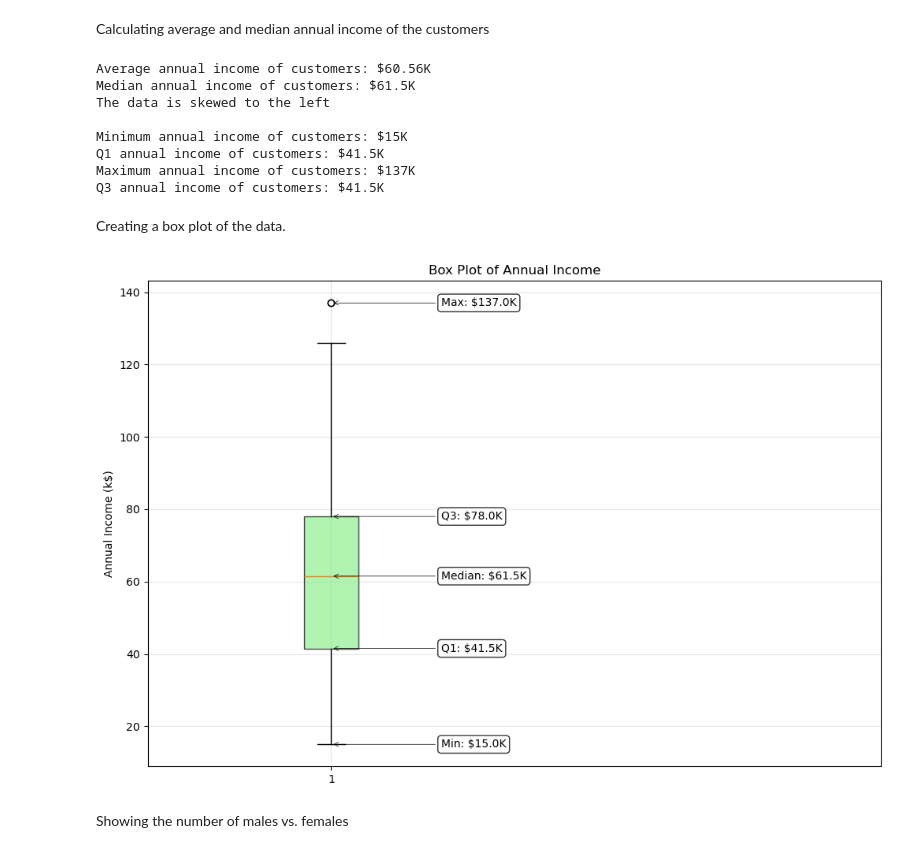
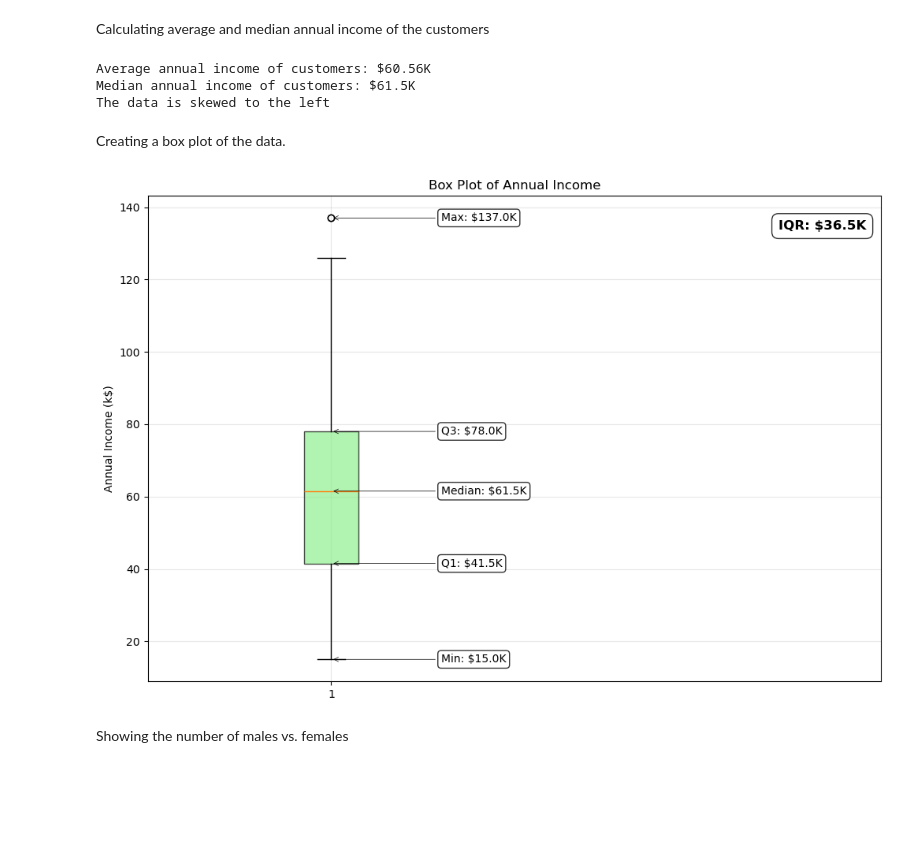
Before and after one commit to CedricBaaklini/Machine-Learning-Project, a Jupyter notebook: Project 1/Average Income and Gender.ipynb, the cells around one changed output. Cells and saved outputs as stored; diff of their text form; code cells hidden in the pictures; blank space fills up the shorter version.

```diff
--- a/Project 1/Average Income and Gender.ipynb
+++ b/Project 1/Average Income and Gender.ipynb
@@ -10,59 +10,49 @@ Calculating average and median annual income of the customers
 # %%
 average_income = df['Annual Income (k$)'].mean()
 median_income = df['Annual Income (k$)'].median()
-min_income = df['Annual Income (k$)'].min()
-max_income = df['Annual Income (k$)'].max()
-q1_income = df['Annual Income (k$)'].quantile(0.25)
-q3_income = df['Annual Income (k$)'].quantile(0.75)
 
 print(f"Average annual income of customers: ${average_income}K")
 print(f"Median annual income of customers: ${median_income}K")
 if average_income > median_income:
-    print("The data is skewed to the right \n")
+    print("The data is skewed to the right")
 elif average_income < median_income:
-    print("The data is skewed to the left \n")
+    print("The data is skewed to the left")
 else:
-    print("The data is normal \n")
-
-print(f"Minimum annual income of customers: ${min_income}K")
-print(f"Q1 annual income of customers: ${q1_income}K")
-print(f"Maximum annual income of customers: ${max_income}K")
-print(f"Q3 annual income of customers: ${q1_income}K")
+    print("The data is normal")
 # %% [output]
 Average annual income of customers: $60.56K
 Median annual income of customers: $61.5K
 The data is skewed to the left
-
-Minimum annual income of customers: $15K
-Q1 annual income of customers: $41.5K
-Maximum annual income of customers: $137K
-Q3 annual income of customers: $41.5K
 # %% [markdown]
 Creating a box plot of the data.
 # %%
 plt.figure(figsize=(12, 8))
 box_plot = plt.boxplot(df['Annual Income (k$)'], patch_artist = True, boxprops = dict(facecolor = 'lightgreen', alpha = 0.7))
 
 stats = df['Annual Income (k$)'].describe()
 
+iqr = stats['75%'] - stats['25%']
+
 values = {
     'Min': stats['min'],
     'Q1': stats['25%'],
     'Median': stats['50%'],
     'Q3': stats['75%'],
-    'Max': stats['max']
+    'Max': stats['max'],
 }
 
 for label, value in values.items():
     plt.annotate(f'{label}: ${value:.1f}K', xy = (1, value), xytext = (1.3, value), fontsize = 10, verticalalignment = 'center', arrowprops = dict(arrowstyle = '->', color = 'black', lw = 0.5), bbox = dict(boxstyle = "round, pad = 0.3", facecolor = "white", alpha = 0.8))
 
+plt.text(0.98, 0.95, f'IQR: ${iqr:.1f}K', transform = plt.gca().transAxes, fontsize = 12, fontweight = 'bold', ha = 'right', va = 'top', bbox = dict(boxstyle = "round, pad = 0.5", facecolor = "white", alpha = 0.8))
+
 plt.title('Box Plot of Annual Income')
 plt.ylabel('Annual Income (k$)')
 plt.xlim(0.5, 2.5)
-plt.grid(True, alpha=0.3)
+plt.grid(True, alpha = 0.3)
 plt.show()
 # %% [output]
-[figure, old version]
+[figure, new version]
 # %% [markdown]
 Showing the number of males vs. females
 # %%
```
Also changed, not shown: parts of 4 cells of this notebook.
